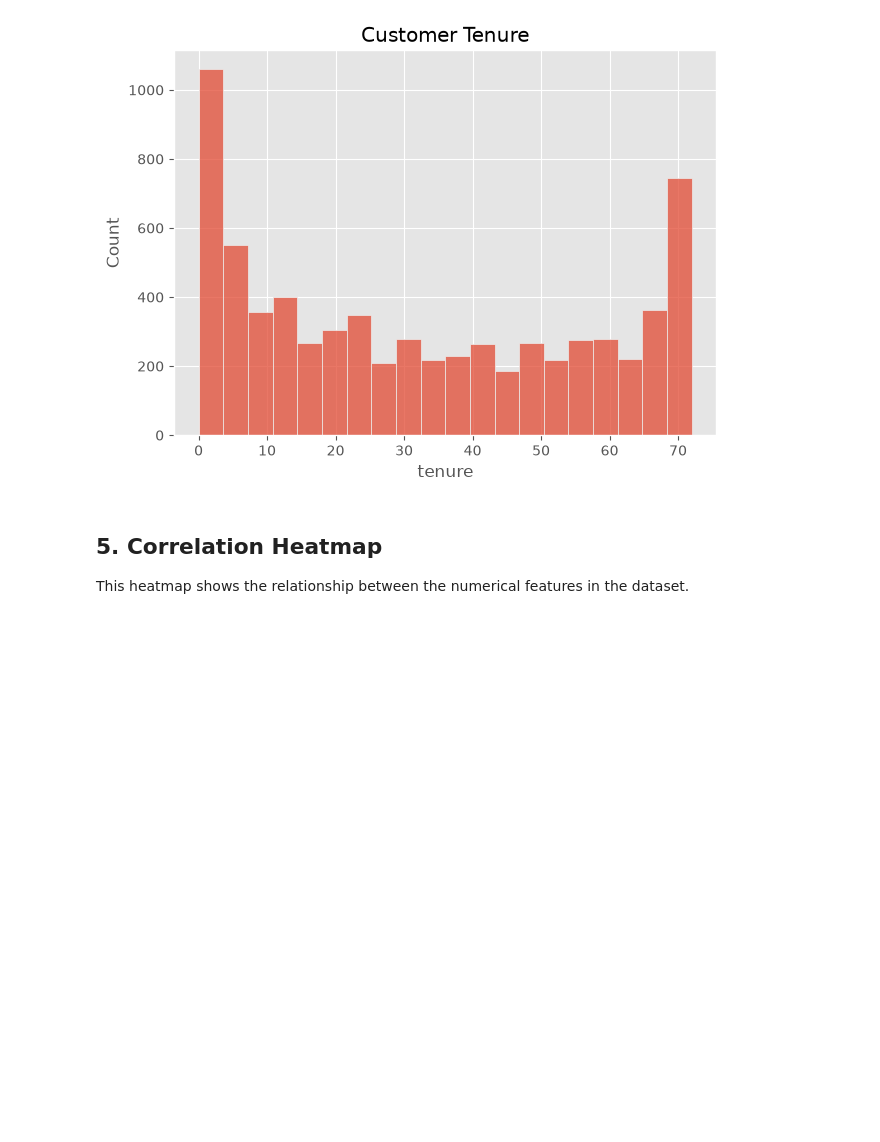
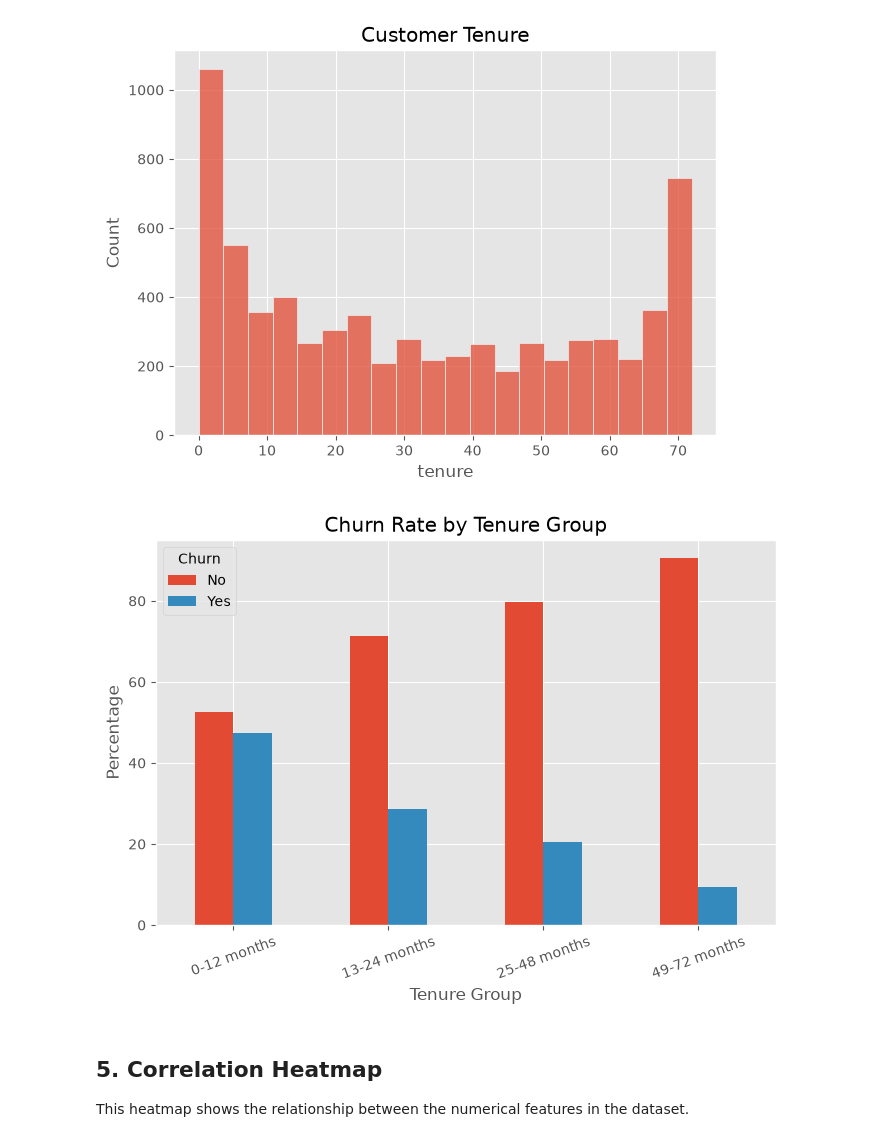
Before and after one commit to janupalliradhika/customer-churn-prediction, a Jupyter notebook: notebooks/dashboard.ipynb, the cells around one changed output. Saved outputs shown, nothing was run; the diff lists cells and outputs as text; code cells hidden in the pictures; blank space fills up the shorter version.

```diff
--- a/notebooks/dashboard.ipynb
+++ b/notebooks/dashboard.ipynb
@@ -116,6 +154,33 @@ plt.title("Customer Tenure")
 plt.show()
 # %% [output]
 [figure]
+# %%
+dashboard_df["TenureGroup"] = pd.cut(
+    dashboard_df["tenure"],
+    bins=[0, 12, 24, 48, 72],
+    labels=["0-12 months", "13-24 months", "25-48 months", "49-72 months"],
+    include_lowest=True
+)
+
+tenure_churn = pd.crosstab(
+    dashboard_df["TenureGroup"],
+    dashboard_df["Churn"],
+    normalize="index"
+) * 100
+
+tenure_churn.plot(
+    kind="bar",
+    figsize=(8,5)
+)
+
+plt.title("Churn Rate by Tenure Group")
+plt.xlabel("Tenure Group")
+plt.ylabel("Percentage")
+plt.xticks(rotation=20)
+plt.legend(title="Churn")
+plt.show()
+# %% [output]
+[figure, added]
 # %% [markdown]
 ## 5. Correlation Heatmap
 
```
Also changed, not shown: parts of 3 cells of this notebook, 6 other files.
